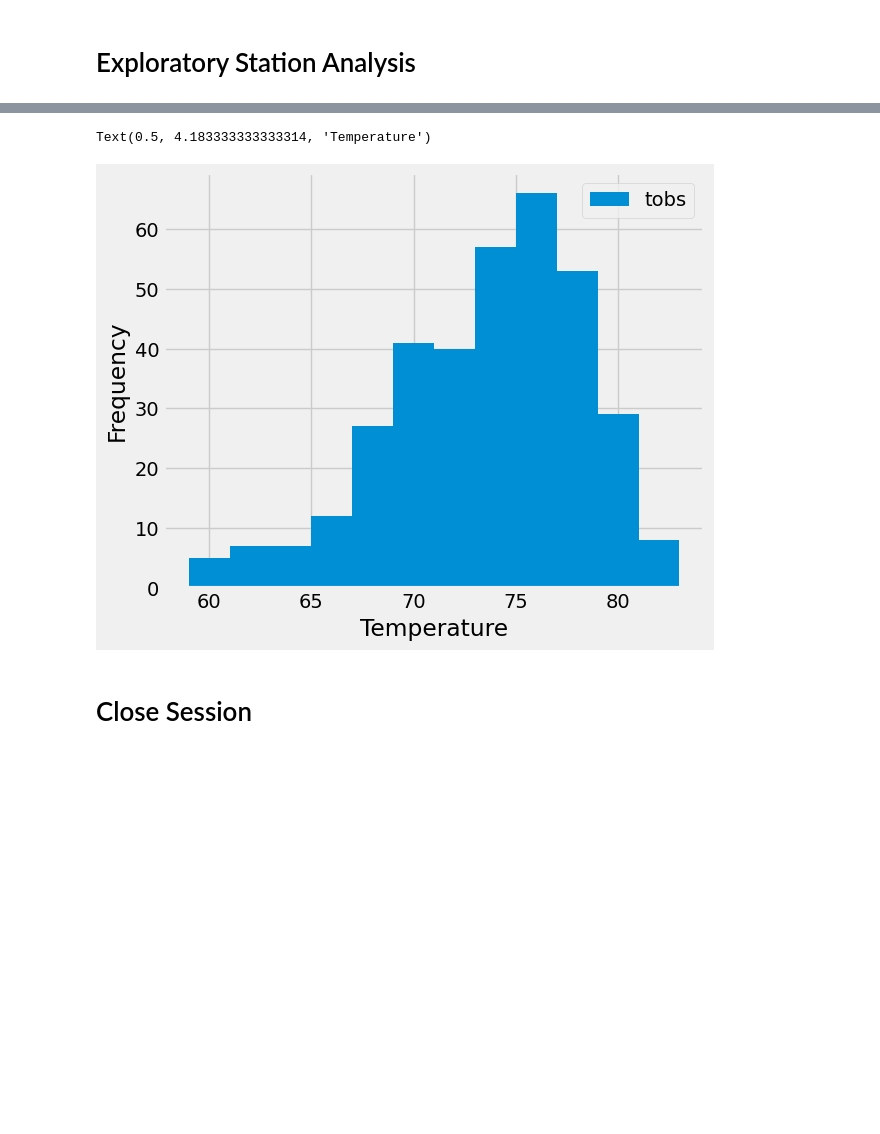
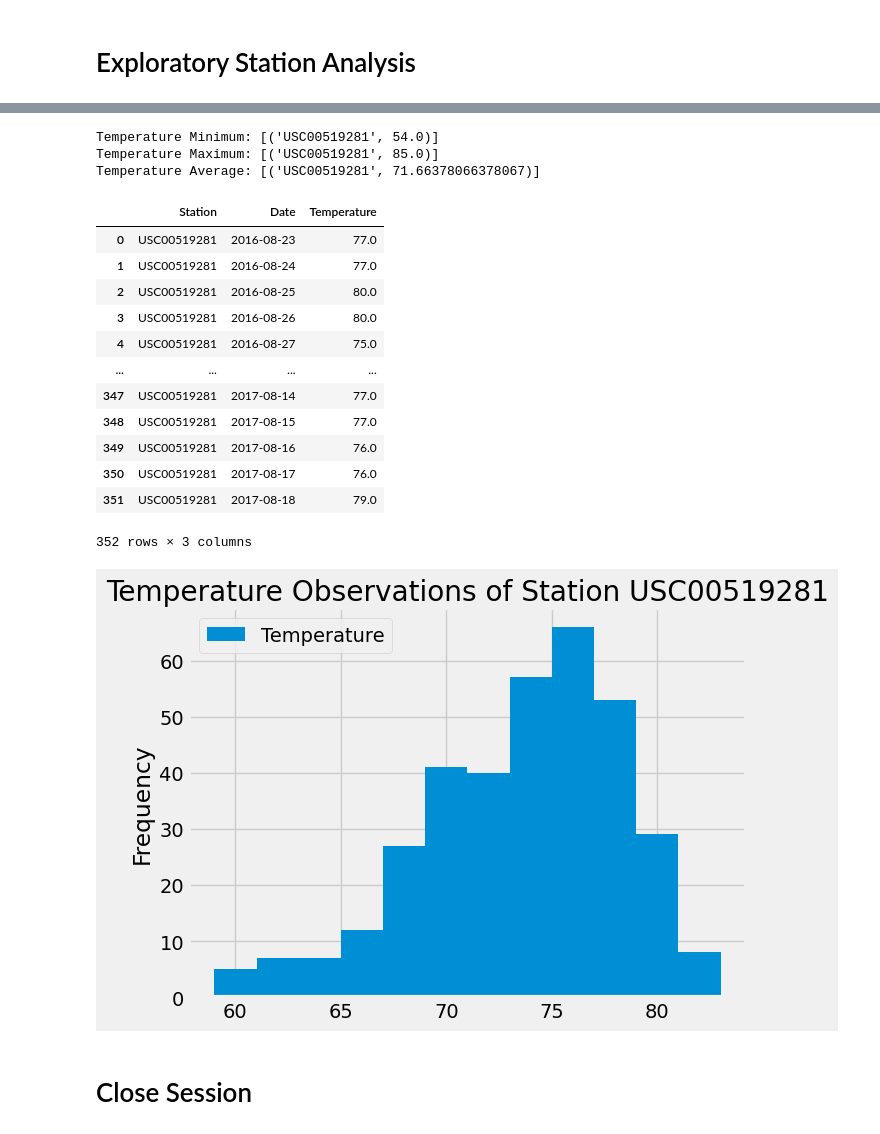
Before and after one commit to XimenaCasti/SQL---Alchemy-, a Jupyter notebook: SurfsUp/climate_starter.ipynb, the cells around one changed output, grey strips where cells are left out. Drawn from its saved outputs; the diff is of its cells as text; code cells hidden in the pictures; blank space fills up the shorter version.

```diff
--- a/SurfsUp/climate_starter.ipynb
+++ b/SurfsUp/climate_starter.ipynb
@@ -103,9 +161,65 @@ One year from the last date in data set:  2016-08-23
+# %%
+# Using the most active station id from the previous query, calculate the lowest, highest, and average temperature.
+
+low_temp = session.query(measurement.station, func.min(measurement.tobs)).\
+        filter(measurement.station == 'USC00519281').all()
+
+low_temp
+
+max_temp = session.query(measurement.station, func.max(measurement.tobs)).\
+        filter(measurement.station == 'USC00519281').all()
+
+max_temp
+
+
+avg_temp = session.query(measurement.station, func.avg(measurement.tobs)).\
+        filter(measurement.station == 'USC00519281').all()
+
+avg_temp
+
+
+
+print(f"Temperature Minimum: {low_temp}")
+print(f"Temperature Maximum: {max_temp}")
+print(f"Temperature Average: {avg_temp}")
+# %% [output]
+Temperature Minimum: [('USC00519281', 54.0)]
+Temperature Maximum: [('USC00519281', 85.0)]
+Temperature Average: [('USC00519281', 71.66378066378067)]
 # %%
 # Using the most active station id
 # Query the last 12 months of temperature observation data for this station and plot the results as a histogram
+
+last_twelve = session.query(measurement.station, measurement.date, measurement.tobs)\
+            .filter(measurement.station == 'USC00519281')\
+            .filter(measurement.date >= '2016-08-23', measurement.date <= '2017-08-23')\
+            .all()
+last_twelve
+
+last_twelve_pd = pd.DataFrame(last_twelve, columns=['Station', 'Date', 'Temperature'])
+
+last_twelve_pd
 # %% [output]
+|  | Station | Date | Temperature |
+| 0 | USC00519281 | 2016-08-23 | 77.0 |
+| 1 | USC00519281 | 2016-08-24 | 77.0 |
+| 2 | USC00519281 | 2016-08-25 | 80.0 |
+| 3 | USC00519281 | 2016-08-26 | 80.0 |
+| 4 | USC00519281 | 2016-08-27 | 75.0 |
+| ... | ... | ... | ... |
+| 347 | USC00519281 | 2017-08-14 | 77.0 |
+| 348 | USC00519281 | 2017-08-15 | 77.0 |
+| 349 | USC00519281 | 2017-08-16 | 76.0 |
+| 350 | USC00519281 | 2017-08-17 | 76.0 |
+| 351 | USC00519281 | 2017-08-18 | 79.0 |
-Text(0.5, 4.183333333333314, 'Temperature')
+352 rows × 3 columns
-[figure, removed]
+# %%
+#plot the results as a histogram
+last_twelve_pd.plot.hist(bins=12)
+plt.title("Temperature Observations of Station USC00519281")
+plt.show()
+# %% [output]
+[figure, added]
 # %% [markdown]
 # Close Session
 # %%
```
Also changed, not shown: parts of 8 cells of this notebook.
